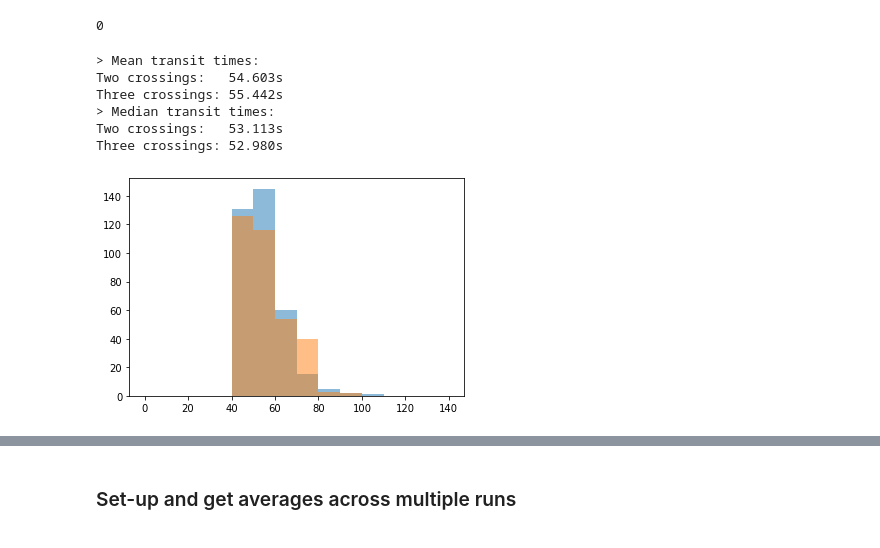
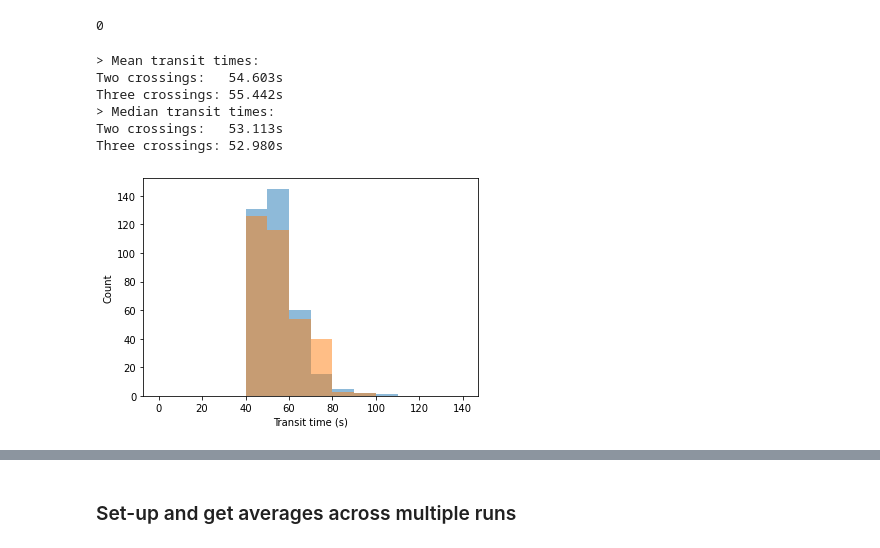
Before and after one commit to alan-turing-institute/zebra, a Jupyter notebook: analysis/analyse_results.ipynb, the cells around one changed output, grey strips where cells are left out. Saved outputs shown, nothing was run; the diff lists cells and outputs as text; code cells hidden in the pictures.

```diff
--- a/analysis/analyse_results.ipynb
+++ b/analysis/analyse_results.ipynb
@@ -87,25 +87,27 @@ df3 = get_vehicle_arrival_and_exits(states3)
 # %%
 # Plot hists, compare means and medians
 bins = np.arange(0, 150, 10)
 alpha = 0.5
 plt.hist(df2["transit"], bins=bins, alpha=alpha)
 plt.hist(df3["transit"], bins=bins, alpha=alpha)
+plt.ylabel("Count")
+plt.xlabel("Transit time (s)")
 mean2, median2 = df2["transit"].mean(), df2["transit"].median()
 mean3, median3 = df3["transit"].mean(), df3["transit"].median()
 print(f"> Mean transit times:")
 print(f"Two crossings:   {mean2:.3f}s")
 print(f"Three crossings: {mean3:.3f}s")
 print(f"> Median transit times:")
 print(f"Two crossings:   {median2:.3f}s")
 print(f"Three crossings: {median3:.3f}s")
 # %% [output]
 > Mean transit times:
 Two crossings:   54.603s
 Three crossings: 55.442s
 > Median transit times:
 Two crossings:   53.113s
 Three crossings: 52.980s
-[figure, old version]
+[figure, new version]
 # %%
 # Display and save animation
 html = display_and_save_animation(states3, zebra_toml3, "zebra_3crossings.gif", frame_limit=20000, write=False)
```
Also changed, not shown: parts of 3 cells of this notebook.
